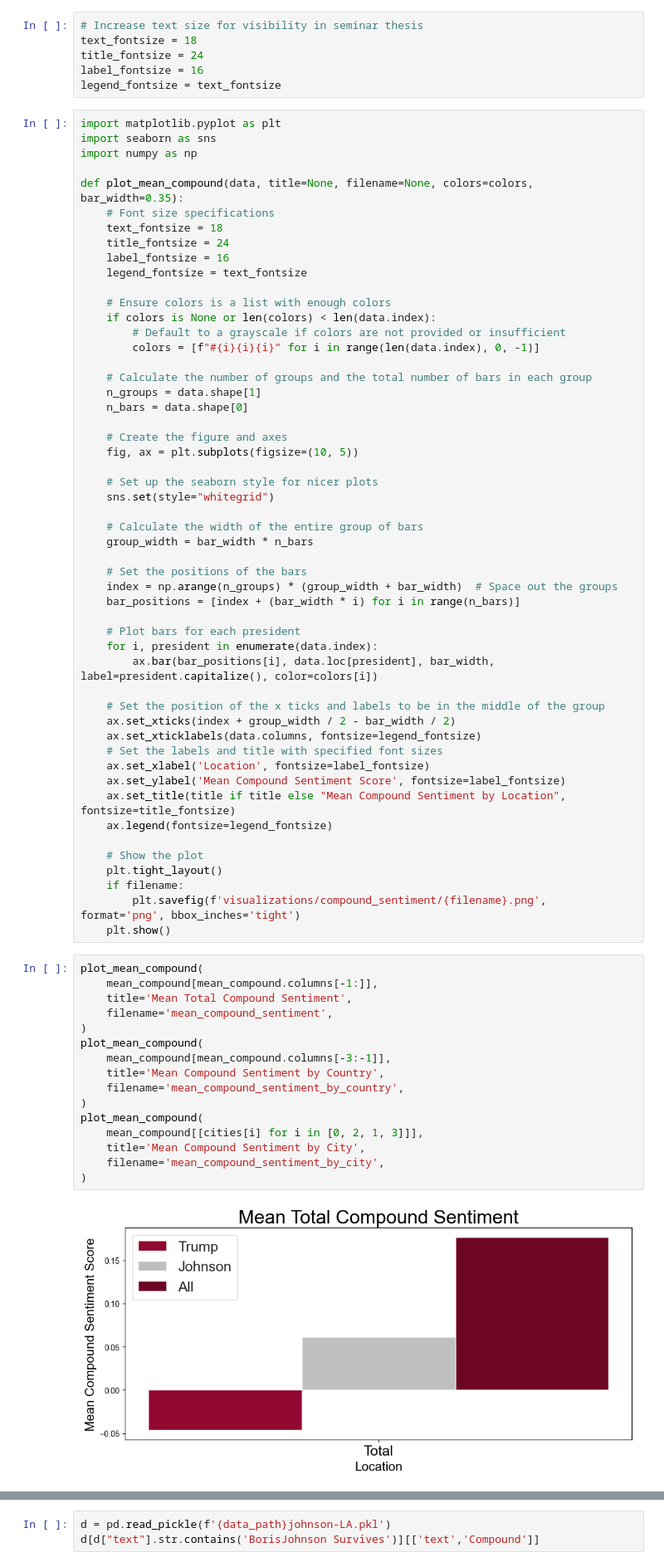
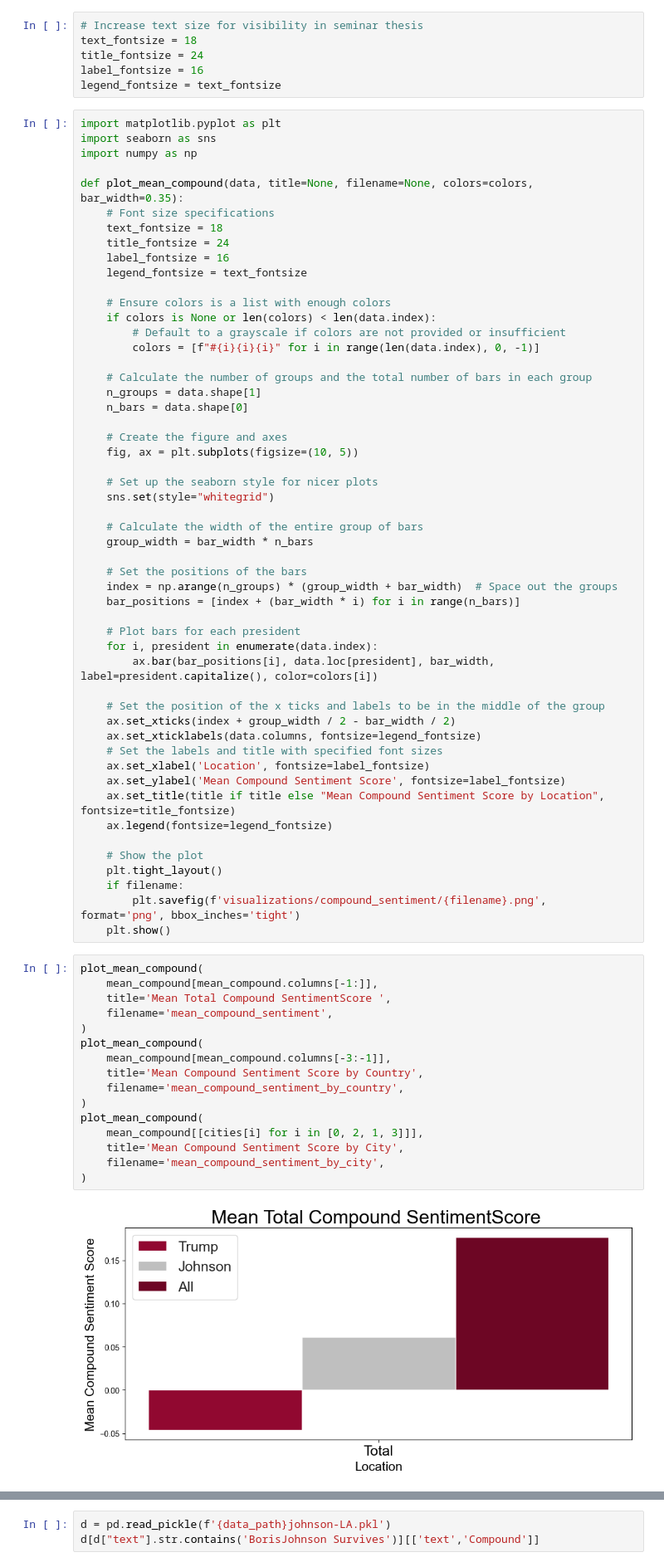
Before and after one commit to lgiesen/twitter-sentiment-analysis-politicians, a Jupyter notebook: data_overview.ipynb, the cells around one changed output, grey strips where cells are left out. Shown: that part at 83% size. Cells and saved outputs as stored; diff of their text form.

Commit message:
:sparkles: update visuals

```diff
--- a/data_overview.ipynb
+++ b/data_overview.ipynb
@@ -101,7 +111,7 @@ def plot_mean_compound(data, title=None, filename=None, colors=colors, bar_width
     # Set the labels and title with specified font sizes
     ax.set_xlabel('Location', fontsize=label_fontsize)
     ax.set_ylabel('Mean Compound Sentiment Score', fontsize=label_fontsize)
-    ax.set_title(title if title else "Mean Compound Sentiment by Location", fontsize=title_fontsize)
+    ax.set_title(title if title else "Mean Compound Sentiment Score by Location", fontsize=title_fontsize)
     ax.legend(fontsize=legend_fontsize)
 
     # Show the plot
@@ -112,18 +122,18 @@ def plot_mean_compound(data, title=None, filename=None, colors=colors, bar_width
 # %%
 plot_mean_compound(
     mean_compound[mean_compound.columns[-1:]],
-    title='Mean Total Compound Sentiment',
+    title='Mean Total Compound SentimentScore ',
     filename='mean_compound_sentiment',
 )
 plot_mean_compound(
     mean_compound[mean_compound.columns[-3:-1]],
-    title='Mean Compound Sentiment by Country',
+    title='Mean Compound Sentiment Score by Country',
     filename='mean_compound_sentiment_by_country',
 )
 plot_mean_compound(
     mean_compound[[cities[i] for i in [0, 2, 1, 3]]],
-    title='Mean Compound Sentiment by City',
+    title='Mean Compound Sentiment Score by City',
     filename='mean_compound_sentiment_by_city',
 )
 # %% [output]
-[figure, old version]
+[figure, new version]
```
Also changed, not shown: parts of 5 cells of this notebook, 35 other files.
